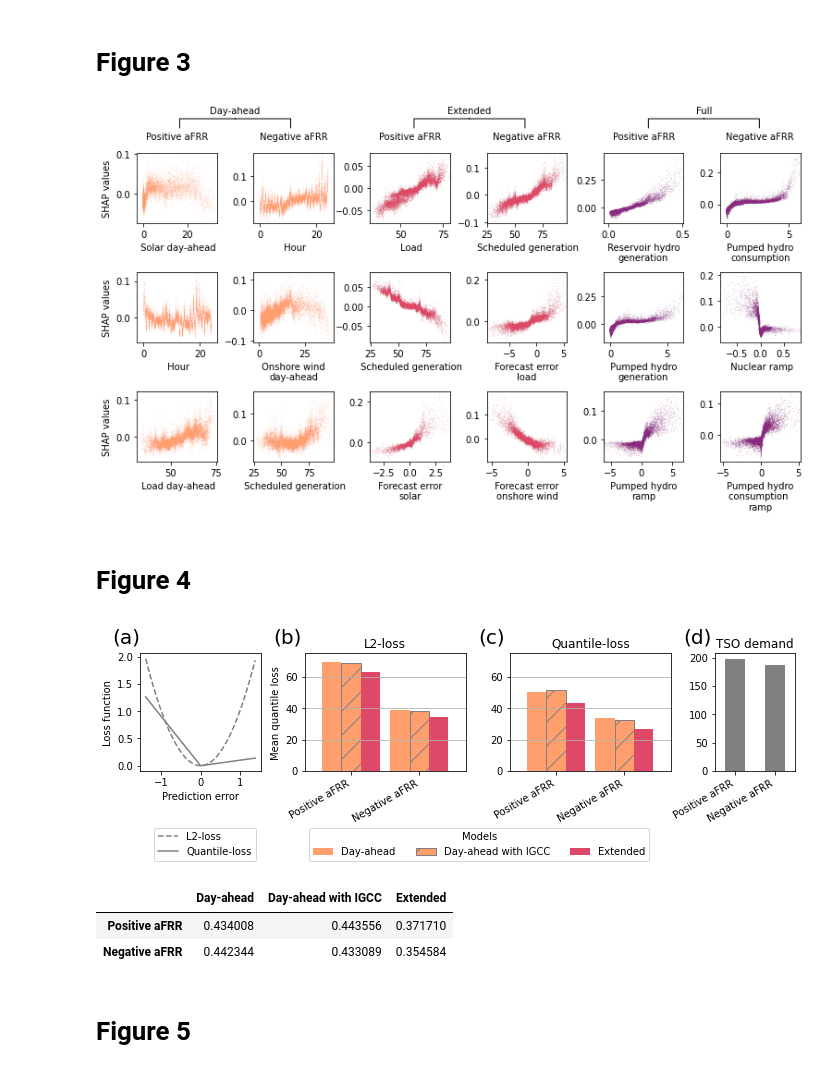
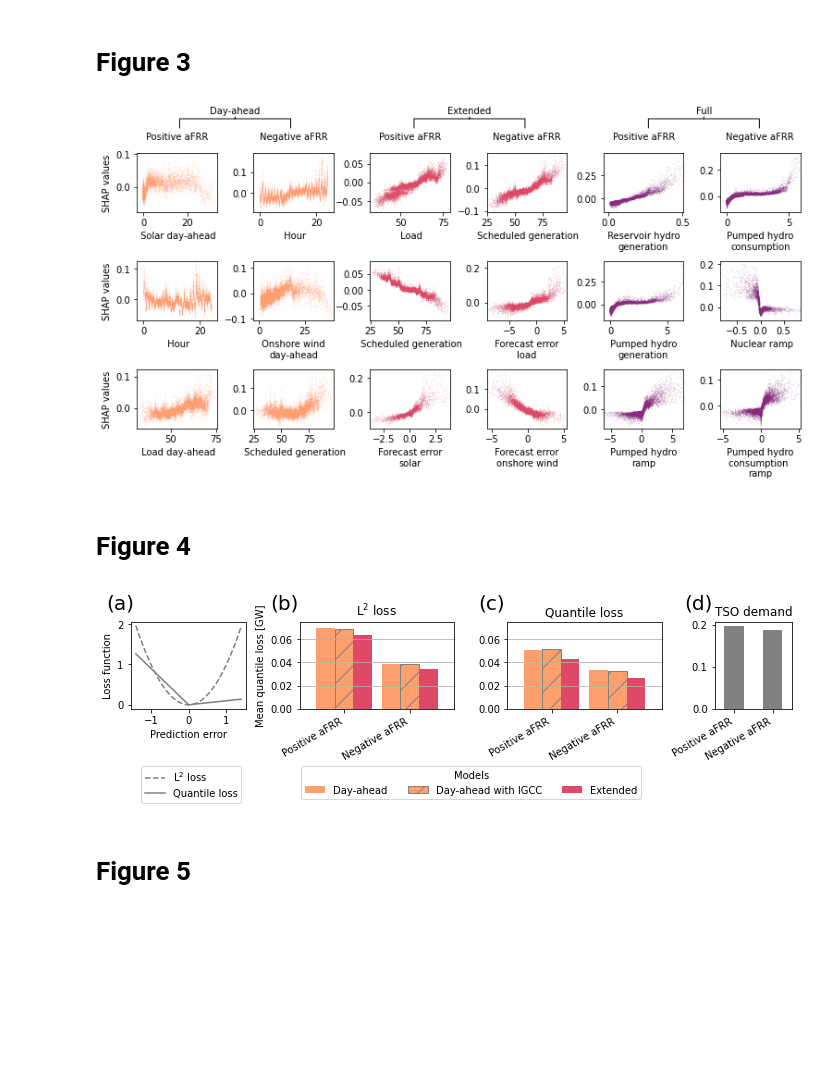
Before and after one commit to johkruse/XAI-for-aFRR-activation, a Jupyter notebook: notebooks/plots_for_paper.ipynb, the cells around one changed output. Saved outputs shown, nothing was run; the diff lists cells and outputs as text; code cells hidden in the pictures; blank space fills up the shorter version.

Commit message:
update paper figures

```diff
--- a/notebooks/plots_for_paper.ipynb
+++ b/notebooks/plots_for_paper.ipynb
@@ -6,6 +6,7 @@ import sys
 sys.path.append('../')
 from sklearn.metrics import r2_score
 from matplotlib import gridspec, patches
+from matplotlib import dates as mdates
 import seaborn as sns
 import shap
 
@@ -112,10 +113,11 @@ quantile_model_type_infos = {
 }
 
 # Folder setup
-data_folder = '../data/{}/'
-version_folder = '../data/{}/version_{}/'
-fit_folder = '../results/model_fit/{}/version_{}/target_{}/'
-figure_path = '../../../Papers/afrr_prediction_germany/figures/'
+# Root directory of notebook is assumed to be the repository directory
+data_folder = './data/{}/'
+version_folder = './data/{}/version_{}/'
+fit_folder = './results/model_fit/{}/version_{}/target_{}/'
+figure_path = './../../Papers/afrr_prediction_germany/figures/'
 
 # All possible features
 input_cols = ['gen_other', 'gen_solar', 'gen_wind_on', 'gen_waste', 'gen_nuclear',
@@ -431,7 +432,7 @@ Negative aFRR  -0.391685 -0.098420  0.173689      -0.096708
 # Figure 3
 # %%
 n_features = 3
-fig,ax = plt.subplots(3,6,figsize=(11,6))
+fig,ax = plt.subplots(3,6,figsize=(11,5.5))
 
 
 for i, (model_type, model_infos) in enumerate(analysis_model_type_infos.items()):
@@ -460,34 +461,34 @@ for i, (model_type, model_infos) in enumerate(analysis_model_type_infos.items())
                 ax[j,k+i*2].set_ylim([ylower-np.abs(yupper-ylower)*0.1,yupper+np.abs(yupper-ylower)*0.1])
                 ax[j,0].set_ylabel('SHAP values', fontsize=10)
 
                 # Add line breaks to feature names
                 name_words = name.split()
                 newline_name = ''
                 for word in name_words:
 
                     if len(newline_name.split('\n')[-1])>10:
                         newline_name += ' \n'+word
                     else:
                         newline_name += ' '+word
                 ax[j,k+i*2].set_xlabel(newline_name, fontsize=10)
 
             ax[0,k+i*2].set_title(target_names[targ], fontsize=10, pad=15)
 
 
 fig.tight_layout(w_pad=0.2)
 plt.annotate('Day-ahead', xy=(0.19, 1), xytext=(0.19, 1.01), xycoords='figure fraction',
              ha='center', va='bottom',
             arrowprops=dict(arrowstyle='-[, widthB=6.0, lengthB=1.', lw=1.0))
 plt.annotate('Extended', xy=(0.51, 1), xytext=(0.51, 1.01), xycoords='figure fraction',
              ha='center', va='bottom',
             arrowprops=dict(arrowstyle='-[, widthB=6.0, lengthB=1.', lw=1.0))
 plt.annotate('Full', xy=(0.83, 1), xytext=(0.83, 1.01), xycoords='figure fraction',
             ha='center', va='bottom',
             arrowprops=dict(arrowstyle='-[, widthB=6.0, lengthB=1.', lw=1.0))
 
 plt.savefig(figure_path+'fig3.pdf'.format(10+k), bbox_inches='tight', dpi=200)
 # %% [output]
-[figure, old version]
+[figure, new version]
 # %% [markdown]
 # Figure 4
 # %%
@@ -495,17 +496,17 @@ plt.savefig(figure_path+'fig3.pdf'.format(10+k), bbox_inches='tight', dpi=200)
 qloss = lambda x, q: x * (q - (x<0)) # x=y_ture - y_pred
 l2loss = lambda x: x**2
 
-fig, ax = plt.subplots(1,4, figsize=(10,3.5), gridspec_kw={'width_ratios':[1.5,2,2,1]})
+fig, ax = plt.subplots(1,4, figsize=(10,3.2), gridspec_kw={'width_ratios':[1.5,2,2,1]})
 
 # loss function
 
 xs = np.arange(-1.4,1.4,0.01)
-ax[0].plot(xs, l2loss(-xs), '--', label='L2-loss', c='grey')
-ax[0].plot(xs, qloss(-xs, q=0.9), label='Quantile-loss', c='grey')
+ax[0].plot(xs, l2loss(-xs), '--', label='L$^2$ loss', c='grey')
+ax[0].plot(xs, qloss(-xs, q=0.9), label='Quantile loss', c='grey')
 ax[0].set_ylabel('Loss function')
 ax[0].legend()
 ax[0].set_xlabel('Prediction error')
-ax[0].annotate('(a)', (-0.23,1.09),  xycoords='axes fraction', fontsize=20)
+ax[0].annotate('(a)', (-0.21,1.15),  xycoords='axes fraction', fontsize=20)
 
 # performance of l2 models
 
@@ -514,8 +515,8 @@ model_names =  {model_type : forecast_model_type_infos[model_type]['name'] for m
 scores = pd.DataFrame(index=targets, columns=predictors, dtype='float')
 
 for j,targ in enumerate(targets):
-    y_test = pd.read_hdf(version_folder.format(area,version)+'y_cont.h5').loc[:,targ]
-    y_pred = pd.read_hdf(fit_folder.format(area,version,targ)+'y_pred_cont.h5')
+    y_test = pd.read_hdf(version_folder.format(area,version)+'y_cont.h5').loc[:,targ]/1000
+    y_pred = pd.read_hdf(fit_folder.format(area,version,targ)+'y_pred_cont.h5')/1000
     scores.loc[targ] = [mean_qloss(y_test, y_pred.loc[:,model_type], alpha=0.9) for model_type in scores.columns]
 
 scores_l2 = scores.filter(regex='l2').rename(index=target_names, columns=model_names)
@@ -527,10 +528,10 @@ pats.get_children()[3].set_edgecolor('grey')
 ax[1].set_xticks(np.arange(len(targets)))
 ax[1].set_xticklabels(ax[1].get_xticklabels(), rotation=30, ha='right')
 ax[1].grid(axis='y')
-ax[1].set_title('L2-loss')
-ax[1].set_ylabel('Mean quantile loss')
-ax[1].set_ylim([-0.0,75])
-ax[1].annotate('(b)', (-0.2,1.09),  xycoords='axes fraction', fontsize=20)
+ax[1].set_title('L$^2$ loss')
+ax[1].set_ylabel('Mean quantile loss [GW]')
+ax[1].set_ylim([-0.0,0.075])
+ax[1].annotate('(b)', (-0.19,1.15),  xycoords='axes fraction', fontsize=20)
 
 # performance of q-models
 
@@ -543,36 +544,30 @@ pats.get_children()[3].set_edgecolor('grey')
 ax[2].set_xticks(np.arange(len(targets)))
 ax[2].set_xticklabels(ax[1].get_xticklabels(), rotation=30, ha='right')
 ax[2].grid(axis='y')
-ax[2].set_ylim([-0.0,75])
-ax[2].set_title('Quantile-loss')
-ax[2].annotate('(c)', (-0.2,1.09),  xycoords='axes fraction', fontsize=20)
+ax[2].set_ylim([-0.0,0.075])
+ax[2].set_title('Quantile loss')
+ax[2].annotate('(c)', (-0.19,1.15),  xycoords='axes fraction', fontsize=20)
 
 
 # performance of tendered demands
 
 scores = pd.DataFrame(index=targets, columns=['Tendered demand'], dtype='float')
 for j,targ in enumerate(targets):
-    y_test = pd.read_hdf(version_folder.format(area,version)+'y_cont.h5').loc[:,targ]
-    y_pred = pd.read_hdf('../data/DE/afrr_demand.h5').loc[y_test.index, targ]
+    y_test = pd.read_hdf(version_folder.format(area,version)+'y_cont.h5').loc[:,targ]/1000
+    y_pred = pd.read_hdf('./data/DE/afrr_demand.h5').loc[y_test.index, targ]/1000
     scores.loc[targ] = mean_qloss(y_test, y_pred, alpha=0.9)
 scores.rename(index=target_names).plot.bar(ax=ax[3], legend=False, color='grey')
 ax[3].set_title('TSO demand')
-ax[3].annotate('(d)', (-0.4,1.09),  xycoords='axes fraction', fontsize=20)
+ax[3].annotate('(d)', (-0.4,1.15),  xycoords='axes fraction', fontsize=20)
 
-plt.tight_layout()
-ax[0].legend(bbox_to_anchor=(1,-0.44))
-ax[2].legend(bbox_to_anchor=(0.9,-0.44), title='Models', ncol=3)
+plt.tight_layout(w_pad=1)
+ax[0].legend(bbox_to_anchor=(1,-0.6))
+ax[2].legend(bbox_to_anchor=(0.9,-0.6), title='Models', ncol=3)
 ax[3].set_xticklabels(ax[1].get_xticklabels(), rotation=30, ha='right')
 
 plt.savefig(figure_path+'fig4.pdf', bbox_inches='tight', dpi=200)
 # %% [output]
-[figure, old version]
+[figure, new version]
-# %%
-scores_q90
-# %% [output]
-|  | Day-ahead | Day-ahead with IGCC | Extended |
-| Positive aFRR | 0.434008 | 0.443556 | 0.371710 |
-| Negative aFRR | 0.442344 | 0.433089 | 0.354584 |
 # %% [markdown]
 # Figure 5
 # %%
```
Also changed, not shown: parts of 3 cells of this notebook.
